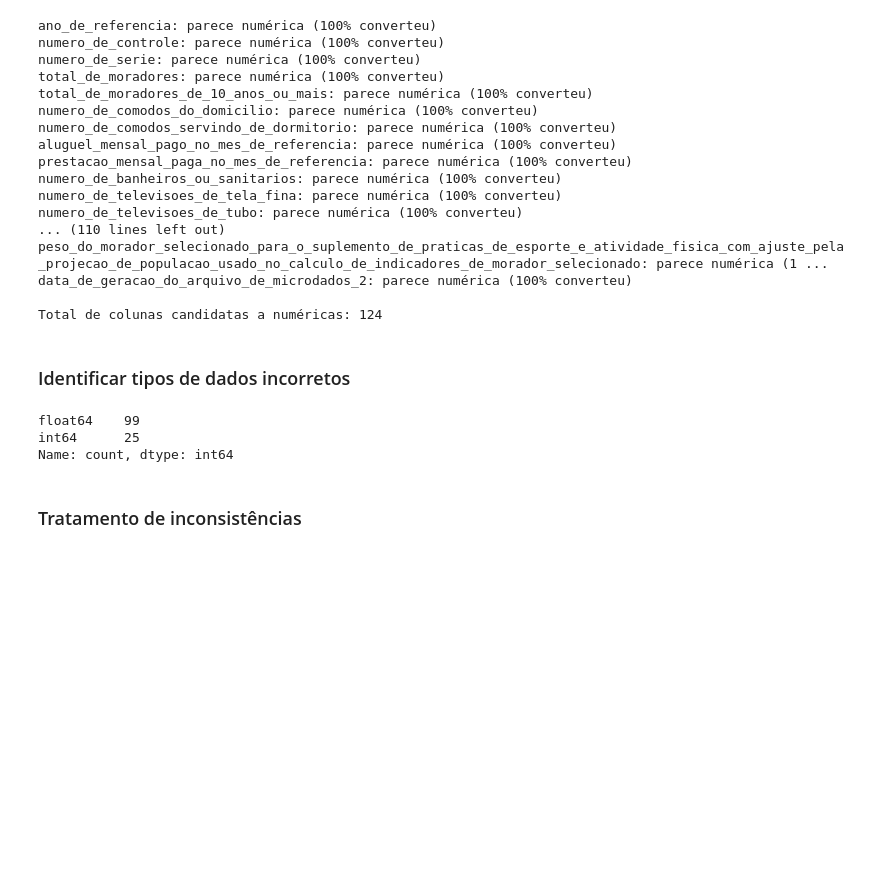
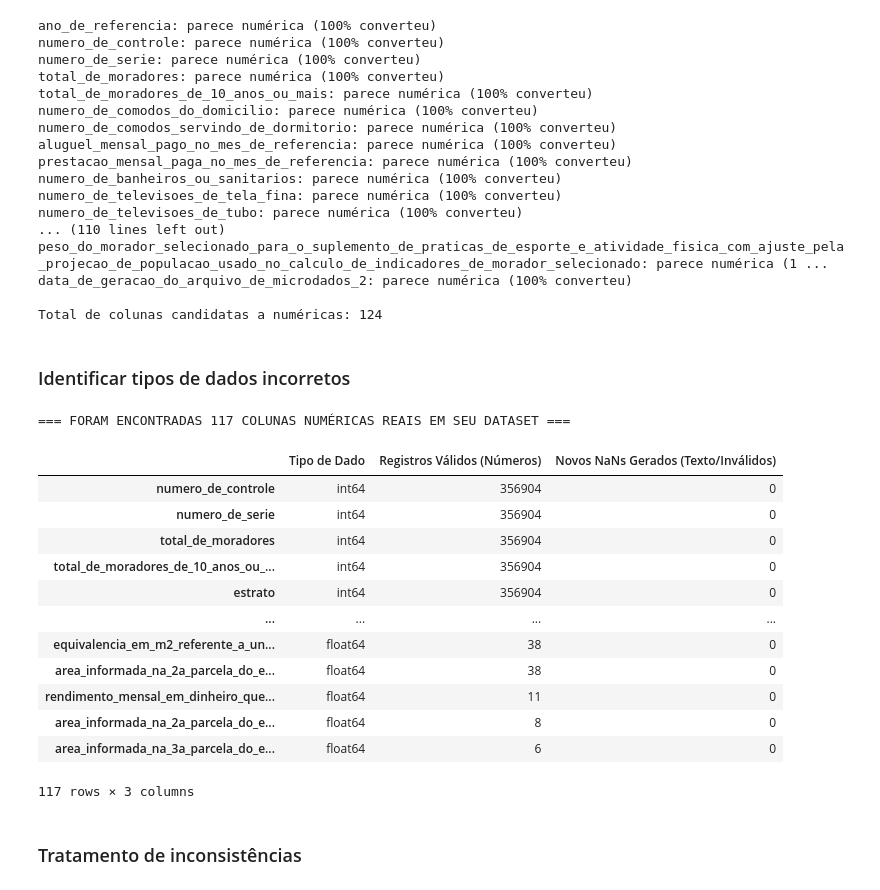
Before and after one commit to victoriaflb/bootcamp-amazing-data-intelligence, a Jupyter notebook: notebooks/analise_exploratoria.ipynb, the cells around one changed output. Saved outputs shown, nothing was run; the diff lists cells and outputs as text; code cells hidden in the pictures; blank space fills up the shorter version.

Commit message:
feat: dados incorretos

```diff
--- a/notebooks/analise_exploratoria.ipynb
+++ b/notebooks/analise_exploratoria.ipynb
@@ -191,16 +191,63 @@ data_de_geracao_do_arquivo_de_microdados_2: parece numérica (100% converteu)
 Total de colunas candidatas a numéricas: 124
 # %% [markdown]
 ### Identificar tipos de dados incorretos
-# %%
-# Converte de fato as colunas candidatas para número
-df[candidatas_numericas] = df[candidatas_numericas].apply(pd.to_numeric, errors='coerce')
-
-# Confirma que a conversão funcionou
-df[candidatas_numericas].dtypes.value_counts()
-# %% [output]
-float64    99
-int64      25
-Name: count, dtype: int64
+# %%
+import pandas as pd
+
+# 1. Identifica AUTOMATICAMENTE todas as colunas do df que possuem números ou podem ser convertidas
+candidatas_numericas = []
+
+for col in df.columns:
+    # Ignora colunas de identificadores/chaves
+    if not any(id_kw in col.lower() for id_kw in ['chave', 'id_', 'cd_', 'cod_']):
+        # Limpa vírgulas e espaços temporariamente para testar
+        amostra_limpa = df[col].dropna().astype(str).str.replace(',', '.', regex=False).str.strip()
+        # Converte a amostra para teste
+        test_numeric = pd.to_numeric(amostra_limpa, errors='coerce')
+
+        # Se contiver números válidos E mais de 5 valores distintos (evita categóricas puras como '1', '2' para Sexo)
+        if test_numeric.notna().sum() > 0 and test_numeric.nunique() > 5:
+            candidatas_numericas.append(col)
+
+print(f"=== FORAM ENCONTRADAS {len(candidatas_numericas)} COLUNAS NUMÉRICAS REAIS EM SEU DATASET ===")
+
+# 2. Registra nulos antes do tratamento
+nulos_antes = df[candidatas_numericas].isna().sum()
+
+# 3. Tratamento prévio de vírgula decimal e conversão segura
+for col in candidatas_numericas:
+    if df[col].dtype == 'object':
+        df[col] = df[col].astype(str).str.replace(',', '.', regex=False).str.strip()
+
+df[candidatas_numericas] = df[candidatas_numericas].apply(pd.to_numeric, errors='coerce')
+
+# 4. Registra nulos depois da conversão
+nulos_depois = df[candidatas_numericas].isna().sum()
+novos_nans = nulos_depois - nulos_antes
+
+# 5. Tabela Final de Diagnóstico de Colunas Numéricas
+df_diagnostico_conversao = pd.DataFrame({
+    'Tipo de Dado': df[candidatas_numericas].dtypes,
+    'Registros Válidos (Números)': df[candidatas_numericas].notna().sum(),
+    'Novos NaNs Gerados (Texto/Inválidos)': novos_nans
+})
+
+display(df_diagnostico_conversao.sort_values(by='Registros Válidos (Números)', ascending=False))
+# %% [output]
+=== FORAM ENCONTRADAS 117 COLUNAS NUMÉRICAS REAIS EM SEU DATASET ===
+|  | Tipo de Dado | Registros Válidos (Números) | Novos NaNs Gerados (Texto/Inválidos) |
+| numero_de_controle | int64 | 356904 | 0 |
+| numero_de_serie | int64 | 356904 | 0 |
+| total_de_moradores | int64 | 356904 | 0 |
+| total_de_moradores_de_10_anos_ou_... | int64 | 356904 | 0 |
+| estrato | int64 | 356904 | 0 |
+| ... | ... | ... | ... |
+| equivalencia_em_m2_referente_a_un... | float64 | 38 | 0 |
+| area_informada_na_2a_parcela_do_e... | float64 | 38 | 0 |
+| rendimento_mensal_em_dinheiro_que... | float64 | 11 | 0 |
+| area_informada_na_2a_parcela_do_e... | float64 | 8 | 0 |
+| area_informada_na_3a_parcela_do_e... | float64 | 6 | 0 |
+117 rows × 3 columns
 # %% [markdown]
 ### Tratamento de inconsistências
 # %%
```
